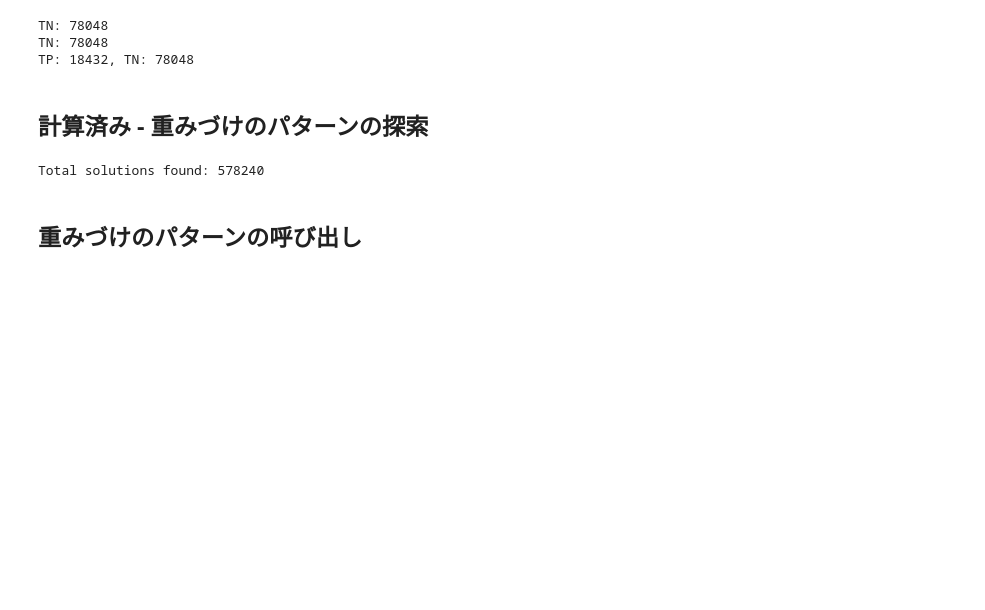
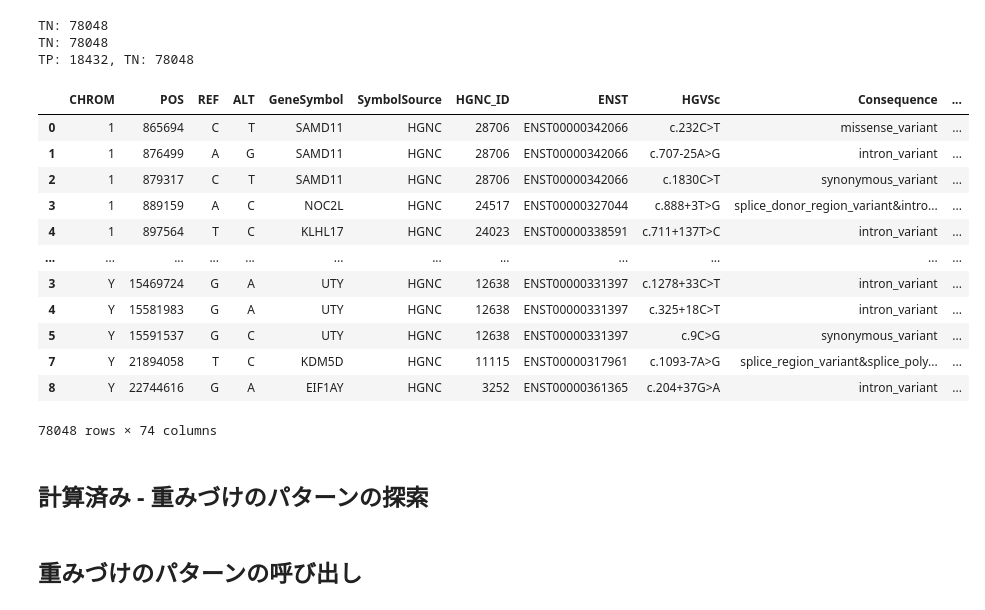
Before and after one commit to ysut/nar, a Jupyter notebook: ValidationData/TP/additional/publish.ipynb, the cells around one changed output. Saved outputs shown, nothing was run; the diff lists cells and outputs as text; code cells hidden in the pictures; blank space fills up the shorter version.

```diff
--- a/ValidationData/TP/additional/publish.ipynb
+++ b/ValidationData/TP/additional/publish.ipynb
@@ -553,6 +552,22 @@ print(f"TP: {len(tp)}, TN: {len(tn)}")
 TN: 78048
 TN: 78048
 TP: 18432, TN: 78048
+# %%
+tn
+# %% [output]
+|  | CHROM | POS | REF | ALT | GeneSymbol | SymbolSource | HGNC_ID | ENST | HGVSc | Consequence | ... |
+| 0 | 1 | 865694 | C | T | SAMD11 | HGNC | 28706 | ENST00000342066 | c.232C>T | missense_variant | ... |
+| 1 | 1 | 876499 | A | G | SAMD11 | HGNC | 28706 | ENST00000342066 | c.707-25A>G | intron_variant | ... |
+| 2 | 1 | 879317 | C | T | SAMD11 | HGNC | 28706 | ENST00000342066 | c.1830C>T | synonymous_variant | ... |
+| 3 | 1 | 889159 | A | C | NOC2L | HGNC | 24517 | ENST00000327044 | c.888+3T>G | splice_donor_region_variant&intro... | ... |
+| 4 | 1 | 897564 | T | C | KLHL17 | HGNC | 24023 | ENST00000338591 | c.711+137T>C | intron_variant | ... |
+| ... | ... | ... | ... | ... | ... | ... | ... | ... | ... | ... | ... |
+| 3 | Y | 15469724 | G | A | UTY | HGNC | 12638 | ENST00000331397 | c.1278+33C>T | intron_variant | ... |
+| 4 | Y | 15581983 | G | A | UTY | HGNC | 12638 | ENST00000331397 | c.325+18C>T | intron_variant | ... |
+| 5 | Y | 15591537 | G | C | UTY | HGNC | 12638 | ENST00000331397 | c.9C>G | synonymous_variant | ... |
+| 7 | Y | 21894058 | T | C | KDM5D | HGNC | 11115 | ENST00000317961 | c.1093-7A>G | splice_region_variant&splice_poly... | ... |
+| 8 | Y | 22744616 | G | A | EIF1AY | HGNC | 3252 | ENST00000361365 | c.204+37G>A | intron_variant | ... |
+78048 rows × 74 columns
 # %% [markdown]
 ## 計算済み - 重みづけのパターンの探索
 # %%
@@ -571,12 +586,12 @@ class SolutionCollector(cp_model.CpSolverSolutionCallback):
     def GetAllSolutions(self):
         return self.__solutions
 
-def find_all_solutions():
+def find_all_solutions(lowerlimit: int):
     # Initialize the model
     model = cp_model.CpModel()
 
     # Define the variables (s1, s2, ..., s15)
-    s = {i: model.NewIntVar(-9, 9, f's{i}') for i in range(1, 16)}
+    s = {i: model.NewIntVar(lowerlimit, 9, f's{i}') for i in range(1, 16)}
 
     """
     Rule 1	Score 1 > Score 2 > Score 3 = 0 > Score 15
@@ -590,41 +605,43 @@ def find_all_solutions():
     # Add constraints
     # Rule 1:
     # Most higheset score
-    model.Add(s[1] + s[10] + s[14] == 9)
+    # model.Add(s[1] + s[10] + s[14] == 9)
     # model.Add(s[15] + s[10] + s[14] == 0)
 
-    # Baseline constraints (s[15] + s[4] == 0)
-    model.Add(s[15] + s[4] <= 0)
-    model.Add(s[3] + s[11] + s[12] == 0)    #
+    # Baseline constraints
+    # model.Add(s[15] + s[4] <= 0)
+    # model.Add(s[3] + s[11] + s[12] == 0)    #
     # model.Add(s[15] + s[11] + s[12] == 0)    #
     # model.Add(s[1] + s[7] < 9)
 
+    model.Add(s[15] + s[4] < s[1] + s[10] + s[14])
+    model.Add(s[12] == 0)
+    model.Add(s[15] == 0)
+    model.Add(s[4] == 0)
+    model.Add(s[10] == 9)
+
     # Knowledge-based
     # s[15] < 0 <= s[3] < s[2] < s[1]
-    model.Add(s[15] <= 0)
-    model.Add(0 == s[3] )
+    model.Add(s[15] < s[3])
     model.Add(s[3] < s[2])
     model.Add(s[2] < s[1])
 
-    # s[4] < s[5] < 0 <= s[6] < s[7] <= s[9] < s[8] < s[10]
+    # s[4] < s[5] < s[6] < s[7] <= s[9] < s[8] < s[10]
     model.Add(s[4] < s[5])
-    model.Add(s[5] < 0)
-    model.Add(0 <= s[6])
+    model.Add(s[5] < s[6])
     model.Add(s[6] < s[7])
     model.Add(s[7] <= s[9])
     model.Add(s[9] < s[8])
     model.Add(s[8] < s[10])
+    # model.Add(s[5] < 0)
+    # model.Add(0 <= s[6])
 
-    # 0 <= s[11] <= s[9]
-    model.Add(0 <= s[11])
     model.Add(s[11] <= s[9])
 
     # s[12] <= s[4] <= s[13] <= 0 < s[14]
     model.Add(s[12] <= s[4])
     model.Add(s[4] <= s[13])
     model.Add(s[13] < s[14])
-    model.Add(s[13] <= 0)
-
 
     # Create a solver and solve the model
     solver = cp_model.CpSolver()
@@ -635,14 +652,14 @@ def find_all_solutions():
     return solution_collector.GetAllSolutions()
 
 # Find all solutions
-all_solutions = find_all_solutions()
-print(f'Total solutions found: {len(all_solutions)}')
+
+for lowerlimit in range(0, 3):
+    all_solutions = find_all_solutions(lowerlimit=lowerlimit)
+    print(f'Total solutions found ({lowerlimit}): {len(all_solutions)}')
 
 # #Debug and confirm the solutions
 # for index, solution in enumerate(all_solutions):
 #     print(f'Solution {index + 1}: {solution}')
-# %% [output]
-Total solutions found: 578240
 # %%
 # To pickle the results of ortools
 import pickle
```
Also changed, not shown: parts of 6 cells of this notebook, 2 other files.
